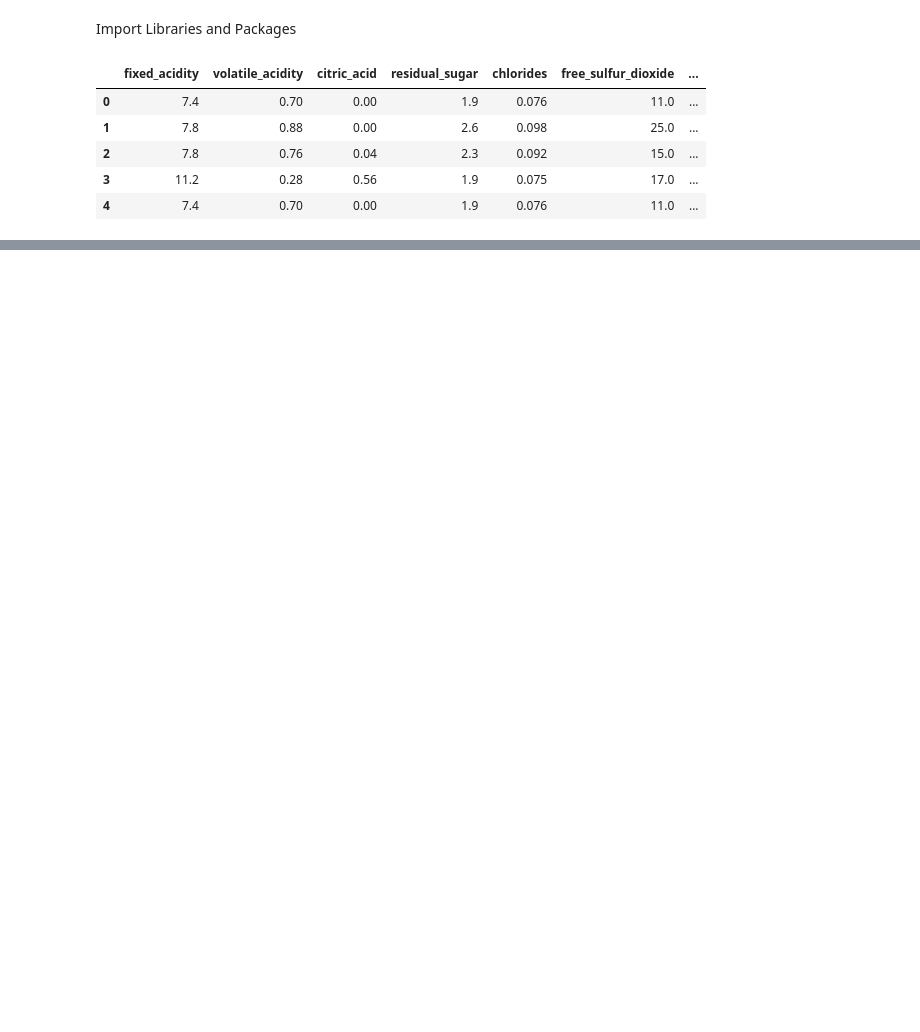
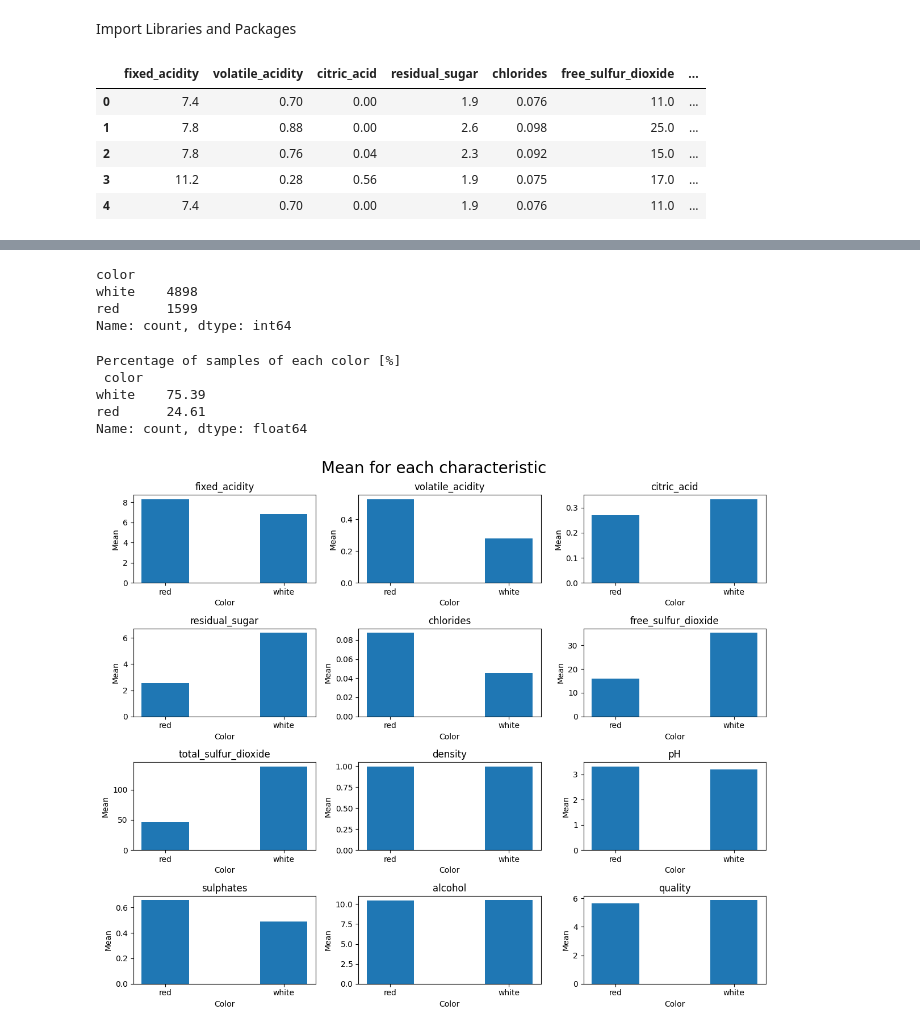
Before and after one commit to coss-fz/data-analysis_bi-project, a Jupyter notebook: processing_data/wine.ipynb, the cells around one changed output, grey strips where cells are left out. Saved outputs shown, nothing was run; the diff lists cells and outputs as text; code cells hidden in the pictures; blank space fills up the shorter version.

```diff
--- a/processing_data/wine.ipynb
+++ b/processing_data/wine.ipynb
@@ -24,0 +69,48 @@ df_wine.head()
+# %%
+##Quantity of samples for each color
+print(df_wine['color'].value_counts())
+# %% [output]
+color
+white    4898
+red      1599
+Name: count, dtype: int64
+# %%
+##Check the balance of the information
+print("Percentage of samples of each color [%]\n", round(df_wine['color'].value_counts()/df_wine.shape[0]*100,2))
+# %% [output]
+Percentage of samples of each color [%]
+ color
+white    75.39
+red      24.61
+Name: count, dtype: float64
+# %%
+##Boxplot for each characteristic (show the tendecy)
+grouped_df = df_wine.groupby("color").mean()
+
+fig, axes = plt.subplots(4, 3, figsize=(12, 10))
+fig.suptitle('Mean for each characteristic', fontsize=20)
+
+# Iterar sobre las columnas y crear los gráficos de barras
+i = 0
+for column in grouped_df.columns:
+    row = i // 3
+    col = i % 3
+
+    # Obtener los datos de la columna actual
+    data = grouped_df[column]
+
+    # Crear el gráfico de barras en el subplot correspondiente
+    axes[row, col].bar(data.index, data, width=0.4)
+
+    # Configurar los títulos y etiquetas
+    axes[row, col].set_title(column)
+    axes[row, col].set_xlabel("Color")
+    axes[row, col].set_ylabel("Mean")
+
+    i += 1
+
+
+plt.tight_layout()
+plt.show()
+# %% [output]
+[figure, added]
```
Also changed, not shown: parts of 6 cells of this notebook, 6 other files.
